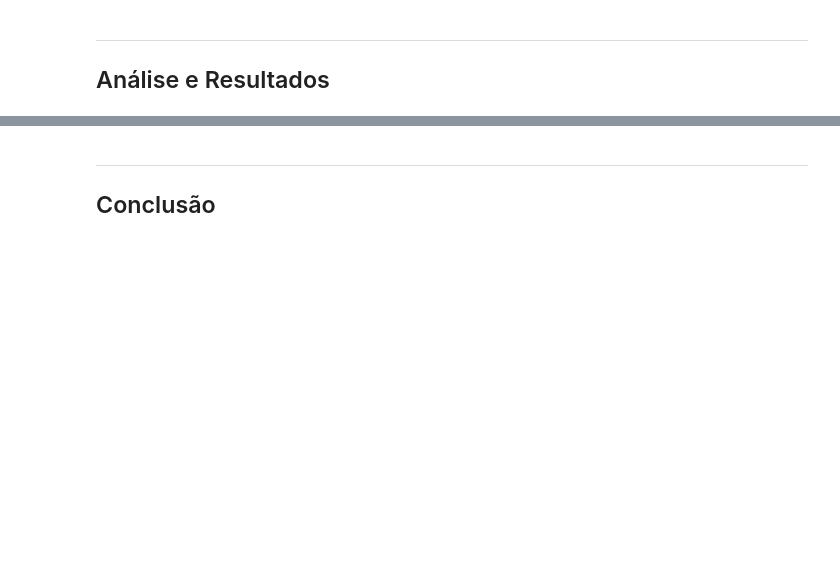
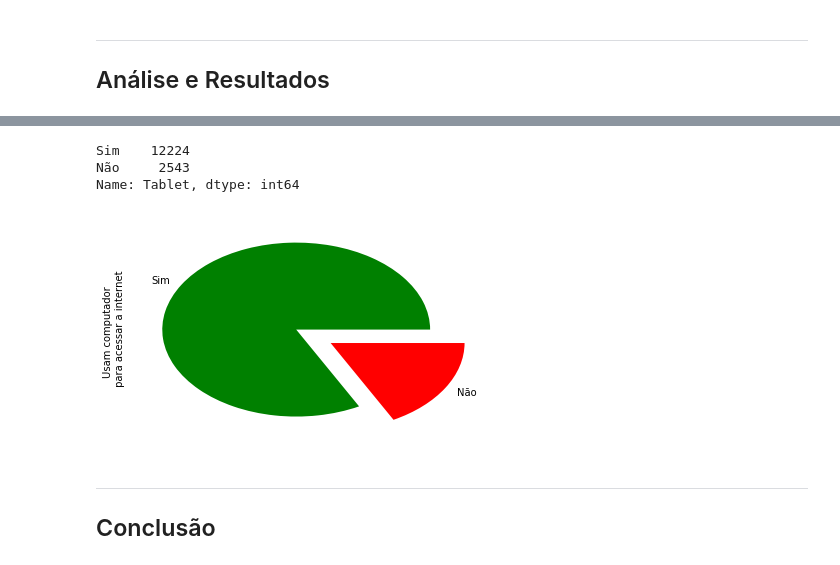
Before and after one commit to CarlosCherto/CDD_P1, a Jupyter notebook: Projeto1 Layout.ipynb, the cells around one changed output, grey strips where cells are left out. Saved outputs shown, nothing was run; the diff lists cells and outputs as text; code cells hidden in the pictures; blank space fills up the shorter version.

```diff
--- a/Projeto1 Layout.ipynb
+++ b/Projeto1 Layout.ipynb
@@ -92,3 +134,11 @@ df_filtro_grosso.to_csv('filtro_grosso.csv')
+# %%
+df_filtro_grosso.Tablet.value_counts().plot(kind='pie', colors=('green','red'),label="Usam computador \n para acessar a internet",explode = (0, 0.3))
+df_filtro_grosso.Tablet.value_counts()
+# %% [output]
+Sim    12224
+Não     2543
+Name: Tablet, dtype: int64
+[figure, added]
 # %% [markdown]
 ___
 ## Conclusão
```
Also changed, not shown: parts of 9 cells of this notebook, 1 other file.
